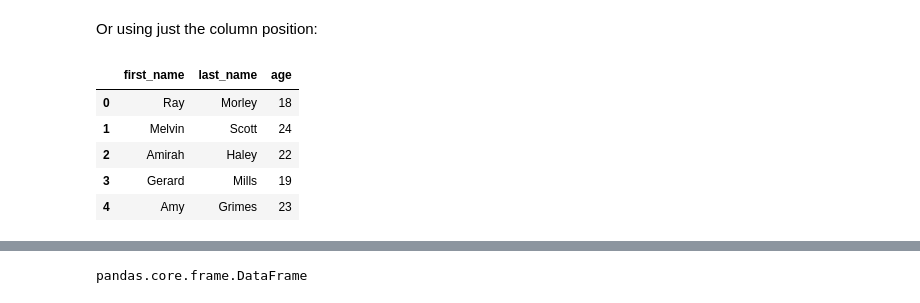
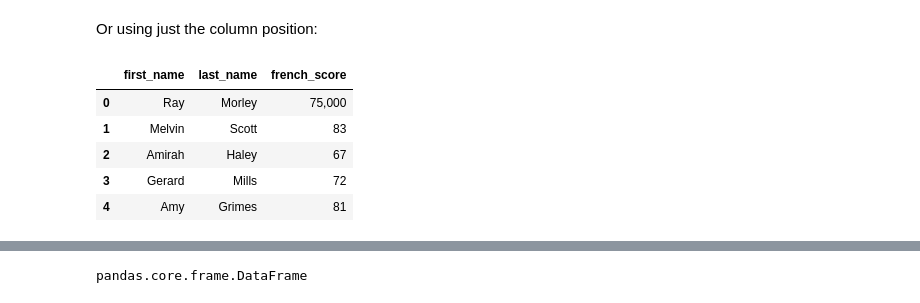
Before and after one commit to daulabas/DataAnalytics-Dauka, a Jupyter notebook: unit-1-reading-data-with-python-and-pandas/lesson-1-reading-csv-and-txt-files/files/Lecture.ipynb, the cells around one changed output, grey strips where cells are left out. Saved outputs shown, nothing was run; the diff lists cells and outputs as text; code cells hidden in the pictures.

```diff
--- a/unit-1-reading-data-with-python-and-pandas/lesson-1-reading-csv-and-txt-files/files/Lecture.ipynb
+++ b/unit-1-reading-data-with-python-and-pandas/lesson-1-reading-csv-and-txt-files/files/Lecture.ipynb
@@ -589,15 +593,15 @@ pd.read_csv('exam_review.csv',
 Or using just the column position:
 # %%
 pd.read_csv('exam_review.csv',
-            usecols=[0, 1, 2],
+            usecols=[0, 1, 4],
             sep='>')
 # %% [output]
-|  | first_name | last_name | age |
-| 0 | Ray | Morley | 18 |
-| 1 | Melvin | Scott | 24 |
-| 2 | Amirah | Haley | 22 |
-| 3 | Gerard | Mills | 19 |
-| 4 | Amy | Grimes | 23 |
+|  | first_name | last_name | french_score |
+| 0 | Ray | Morley | 75,000 |
+| 1 | Melvin | Scott | 83 |
+| 2 | Amirah | Haley | 67 |
+| 3 | Gerard | Mills | 72 |
+| 4 | Amy | Grimes | 81 |
 # %% [markdown]
 ![green-divider](https://user-images.githubusercontent.com/7065401/52071924-c003ad80-2562-11e9-8297-1c6595f8a7ff.png)
 
```
Also changed, not shown: parts of 21 cells of this notebook.
